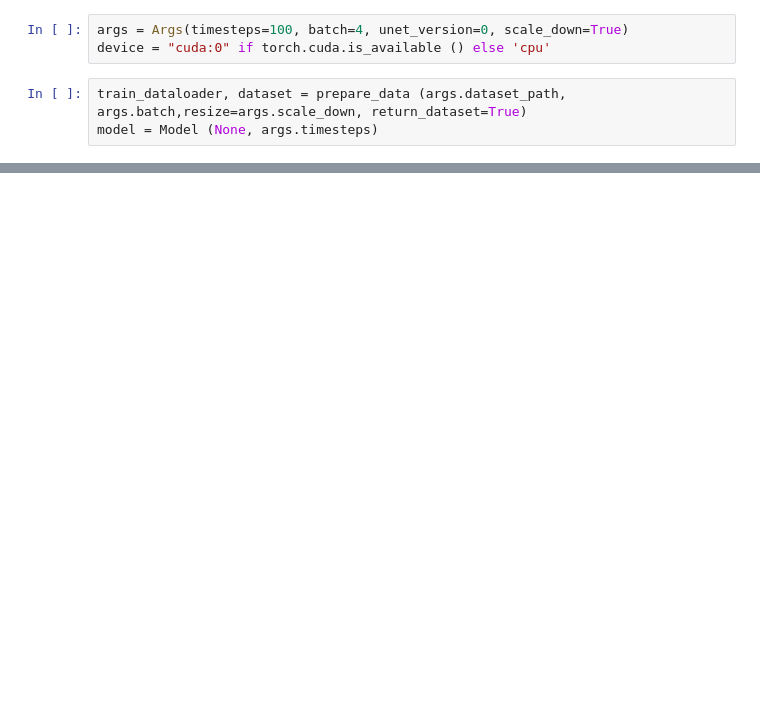
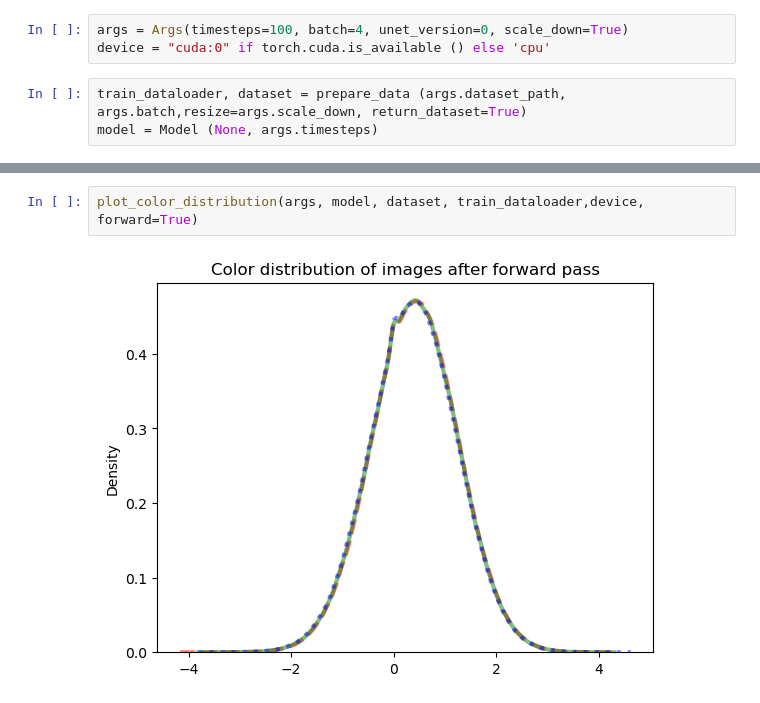
Before and after one commit to JCalvi18/pokemon_diffusion_seminar, a Jupyter notebook: notebook.ipynb, the cells around one changed output, grey strips where cells are left out. Drawn from its saved outputs; the diff is of its cells as text; blank space fills up the shorter version.

```diff
--- a/notebook.ipynb
+++ b/notebook.ipynb
@@ -52,0 +35,4 @@ plt.savefig('color_distribution_original_images.png', dpi=300, bbox_inches='tigh
+# %%
+plot_color_distribution(args, model, dataset, train_dataloader,device, forward=True)
+# %% [output]
+[figure, added]
```
Also changed, not shown: parts of 6 cells of this notebook.
